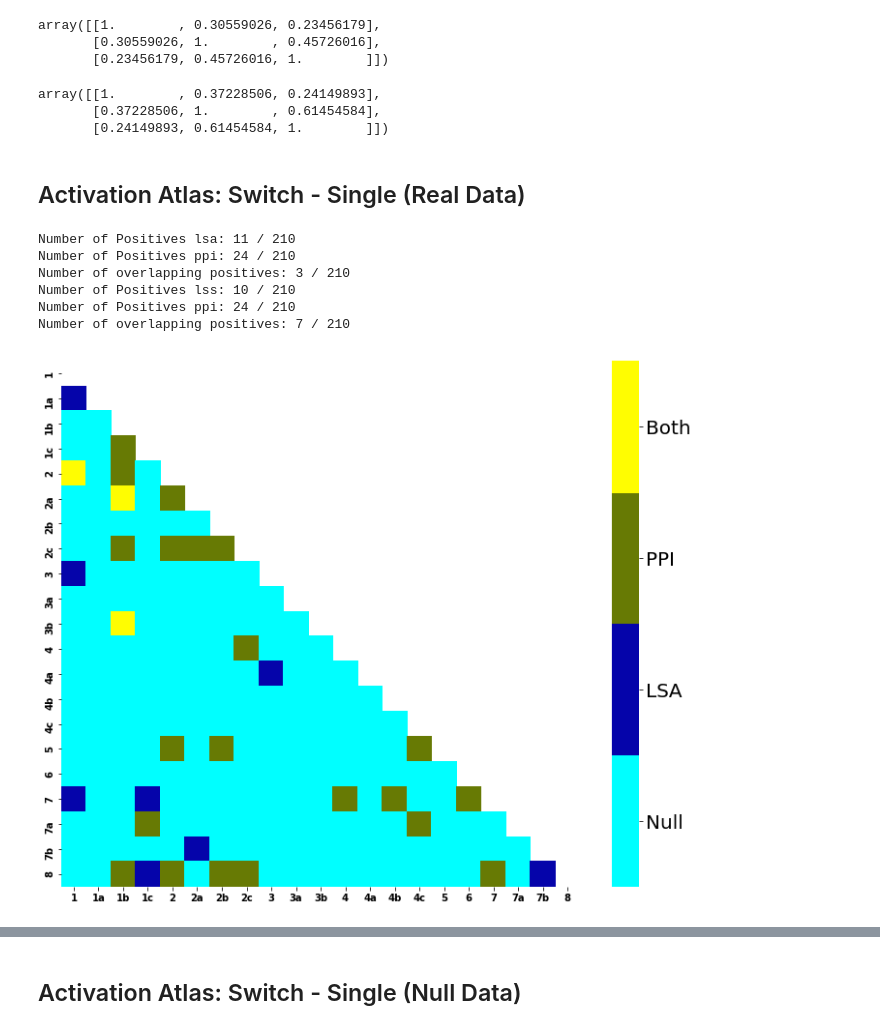
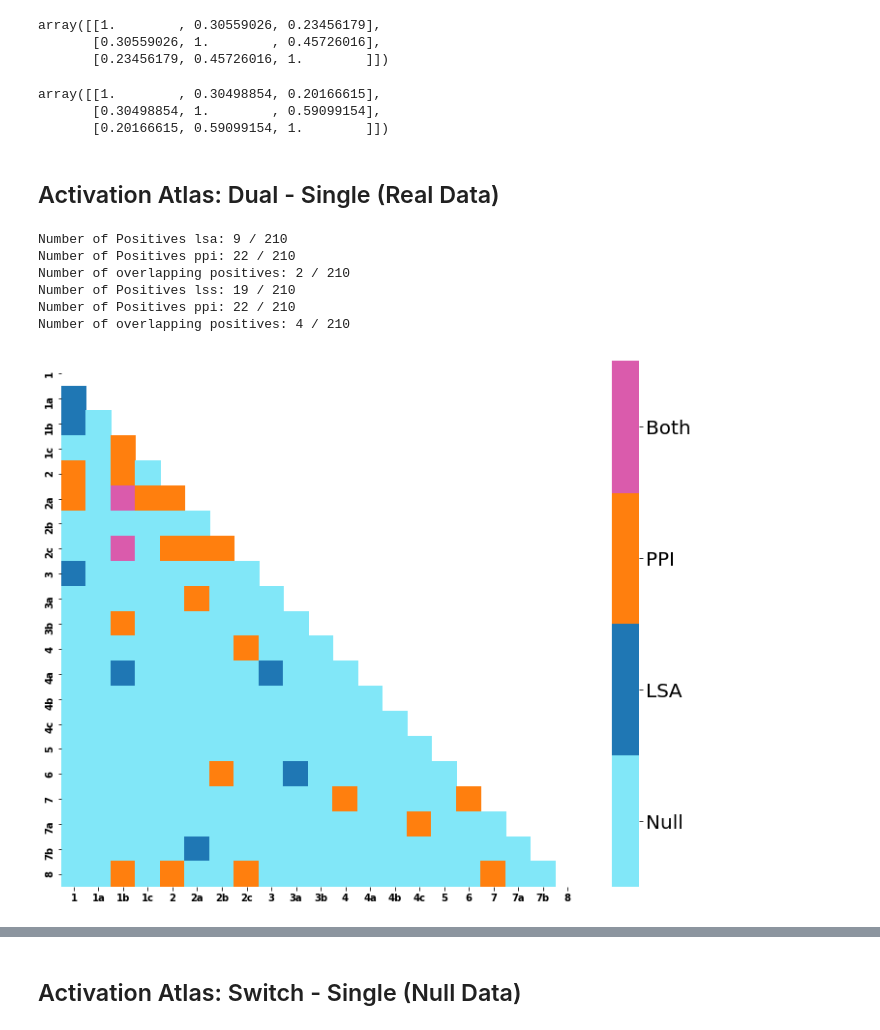
Before and after one commit to jdkent/BetaSeriesRealDataAnalysis, a Jupyter notebook: PPITest/compare_bsc_ppi.ipynb, the cells around one changed output, grey strips where cells are left out. Drawn from its saved outputs; the diff is of its cells as text; code cells hidden in the pictures.

```diff
--- a/PPITest/compare_bsc_ppi.ipynb
+++ b/PPITest/compare_bsc_ppi.ipynb
@@ -189,16 +207,16 @@ fb_sch_ppi_objs = nf.get_layout_objects(ppi_sch_layout,
 # ppi activation
 ts_act_ppi_switchxrepeat = nf.bind_matrices(ts_act_ppi_objs['switchxrepeat'], "ppi")
 fb_act_ppi_switchxrepeat = nf.bind_matrices(fb_act_ppi_objs['switchxrepeat'], "ppi")
-ts_act_ppi_switchxsingle = nf.bind_matrices(ts_act_ppi_objs['switchxsingle'], "ppi")
-fb_act_ppi_switchxsingle = nf.bind_matrices(fb_act_ppi_objs['switchxsingle'], "ppi")
+ts_act_ppi_dualxsingle = nf.bind_matrices(ts_act_ppi_objs['dualxsingle'], "ppi")
+fb_act_ppi_dualxsingle = nf.bind_matrices(fb_act_ppi_objs['dualxsingle'], "ppi")
 ts_act_ppi_repeatxsingle = nf.bind_matrices(ts_act_ppi_objs['repeatxsingle'], "ppi")
 fb_act_ppi_repeatxsingle = nf.bind_matrices(fb_act_ppi_objs['repeatxsingle'], "ppi")
 
 # ppi schaefer
 ts_sch_ppi_switchxrepeat = nf.bind_matrices(ts_sch_ppi_objs['switchxrepeat'], "ppi")
 fb_sch_ppi_switchxrepeat = nf.bind_matrices(fb_sch_ppi_objs['switchxrepeat'], "ppi")
-ts_sch_ppi_switchxsingle = nf.bind_matrices(ts_sch_ppi_objs['switchxsingle'], "ppi")
-fb_sch_ppi_switchxsingle = nf.bind_matrices(fb_sch_ppi_objs['switchxsingle'], "ppi")
+ts_sch_ppi_dualxsingle = nf.bind_matrices(ts_sch_ppi_objs['dualxsingle'], "ppi")
+fb_sch_ppi_dualxsingle = nf.bind_matrices(fb_sch_ppi_objs['dualxsingle'], "ppi")
 ts_sch_ppi_repeatxsingle = nf.bind_matrices(ts_sch_ppi_objs['repeatxsingle'], "ppi")
 fb_sch_ppi_repeatxsingle = nf.bind_matrices(fb_sch_ppi_objs['repeatxsingle'], "ppi")
 
@@ -209,10 +227,10 @@ ts_act_lss_switchxrepeat[['participant_id', 'task']] = ts_act_ppi_switchxrepeat[
 fb_act_lss_switchxrepeat = nf.bind_matrices(fb_act_lss_objs['switch'], "switch").iloc[:,:-2] - nf.bind_matrices(fb_act_lss_objs['repeat'], "repeat").iloc[:,:-2]
 fb_act_lss_switchxrepeat[['participant_id', 'task']] = ts_act_ppi_switchxrepeat[['participant_id', 'task']]
 
-ts_act_lss_switchxsingle = nf.bind_matrices(ts_act_lss_objs['switch'], "switch").iloc[:,:-2] - nf.bind_matrices(ts_act_lss_objs['single'], "single").iloc[:,:-2]
-ts_act_lss_switchxsingle[['participant_id', 'task']] = ts_act_ppi_switchxsingle[['participant_id', 'task']]
-fb_act_lss_switchxsingle = nf.bind_matrices(fb_act_lss_objs['switch'], "switch").iloc[:,:-2] - nf.bind_matrices(fb_act_lss_objs['single'], "single").iloc[:,:-2]
-fb_act_lss_switchxsingle[['participant_id', 'task']] = ts_act_ppi_switchxsingle[['participant_id', 'task']]
+ts_act_lss_dualxsingle = nf.bind_matrices(ts_act_lss_objs['dual'], "dual").iloc[:,:-2] - nf.bind_matrices(ts_act_lss_objs['single'], "single").iloc[:,:-2]
+ts_act_lss_dualxsingle[['participant_id', 'task']] = ts_act_ppi_dualxsingle[['participant_id', 'task']]
+fb_act_lss_dualxsingle = nf.bind_matrices(fb_act_lss_objs['dual'], "dual").iloc[:,:-2] - nf.bind_matrices(fb_act_lss_objs['single'], "single").iloc[:,:-2]
+fb_act_lss_dualxsingle[['participant_id', 'task']] = ts_act_ppi_dualxsingle[['participant_id', 'task']]
 
 ts_act_lss_repeatxsingle = nf.bind_matrices(ts_act_lss_objs['repeat'], "repeat").iloc[:,:-2] - nf.bind_matrices(ts_act_lss_objs['single'], "single").iloc[:,:-2]
 ts_act_lss_repeatxsingle[['participant_id', 'task']] = ts_act_ppi_repeatxsingle[['participant_id', 'task']]
@@ -225,10 +243,10 @@ ts_sch_lss_switchxrepeat[['participant_id', 'task']] = ts_act_ppi_switchxrepeat[
 fb_sch_lss_switchxrepeat = nf.bind_matrices(fb_sch_lss_objs['switch'], "switch").iloc[:,:-2] - nf.bind_matrices(fb_sch_lss_objs['repeat'], "repeat").iloc[:,:-2]
 fb_sch_lss_switchxrepeat[['participant_id', 'task']] = ts_act_ppi_switchxrepeat[['participant_id', 'task']]
 
-ts_sch_lss_switchxsingle = nf.bind_matrices(ts_sch_lss_objs['switch'], "switch").iloc[:,:-2] - nf.bind_matrices(ts_sch_lss_objs['single'], "single").iloc[:,:-2]
-ts_sch_lss_switchxsingle[['participant_id', 'task']] = ts_act_ppi_switchxsingle[['participant_id', 'task']]
-fb_sch_lss_switchxsingle = nf.bind_matrices(fb_sch_lss_objs['switch'], "switch").iloc[:,:-2] - nf.bind_matrices(fb_sch_lss_objs['single'], "single").iloc[:,:-2]
-fb_sch_lss_switchxsingle[['participant_id', 'task']] = ts_act_ppi_switchxsingle[['participant_id', 'task']]
+ts_sch_lss_dualxsingle = nf.bind_matrices(ts_sch_lss_objs['dual'], "dual").iloc[:,:-2] - nf.bind_matrices(ts_sch_lss_objs['single'], "single").iloc[:,:-2]
+ts_sch_lss_dualxsingle[['participant_id', 'task']] = ts_act_ppi_dualxsingle[['participant_id', 'task']]
+fb_sch_lss_dualxsingle = nf.bind_matrices(fb_sch_lss_objs['dual'], "dual").iloc[:,:-2] - nf.bind_matrices(fb_sch_lss_objs['single'], "single").iloc[:,:-2]
+fb_sch_lss_dualxsingle[['participant_id', 'task']] = ts_act_ppi_dualxsingle[['participant_id', 'task']]
 
 ts_sch_lss_repeatxsingle = nf.bind_matrices(ts_sch_lss_objs['repeat'], "repeat").iloc[:,:-2] - nf.bind_matrices(ts_sch_lss_objs['single'], "single").iloc[:,:-2]
 ts_sch_lss_repeatxsingle[['participant_id', 'task']] = ts_act_ppi_repeatxsingle[['participant_id', 'task']]
@@ -241,10 +259,10 @@ ts_act_lsa_switchxrepeat[['participant_id', 'task']] = ts_act_ppi_switchxrepeat[
 fb_act_lsa_switchxrepeat = nf.bind_matrices(fb_act_lsa_objs['switch'], "switch").iloc[:,:-2] - nf.bind_matrices(fb_act_lsa_objs['repeat'], "repeat").iloc[:,:-2]
 fb_act_lsa_switchxrepeat[['participant_id', 'task']] = ts_act_ppi_switchxrepeat[['participant_id', 'task']]
 
-ts_act_lsa_switchxsingle = nf.bind_matrices(ts_act_lsa_objs['switch'], "switch").iloc[:,:-2] - nf.bind_matrices(ts_act_lsa_objs['single'], "single").iloc[:,:-2]
-ts_act_lsa_switchxsingle[['participant_id', 'task']] = ts_act_ppi_switchxsingle[['participant_id', 'task']]
-fb_act_lsa_switchxsingle = nf.bind_matrices(fb_act_lsa_objs['switch'], "switch").iloc[:,:-2] - nf.bind_matrices(fb_act_lsa_objs['single'], "single").iloc[:,:-2]
-fb_act_lsa_switchxsingle[['participant_id', 'task']] = ts_act_ppi_switchxsingle[['participant_id', 'task']]
+ts_act_lsa_dualxsingle = nf.bind_matrices(ts_act_lsa_objs['dual'], "dual").iloc[:,:-2] - nf.bind_matrices(ts_act_lsa_objs['single'], "single").iloc[:,:-2]
+ts_act_lsa_dualxsingle[['participant_id', 'task']] = ts_act_ppi_dualxsingle[['participant_id', 'task']]
+fb_act_lsa_dualxsingle = nf.bind_matrices(fb_act_lsa_objs['dual'], "dual").iloc[:,:-2] - nf.bind_matrices(fb_act_lsa_objs['single'], "single").iloc[:,:-2]
+fb_act_lsa_dualxsingle[['participant_id', 'task']] = ts_act_ppi_dualxsingle[['participant_id', 'task']]
 
 ts_act_lsa_repeatxsingle = nf.bind_matrices(ts_act_lsa_objs['repeat'], "repeat").iloc[:,:-2] - nf.bind_matrices(ts_act_lsa_objs['single'], "single").iloc[:,:-2]
 ts_act_lsa_repeatxsingle[['participant_id', 'task']] = ts_act_ppi_repeatxsingle[['participant_id', 'task']]
@@ -257,10 +275,10 @@ ts_sch_lsa_switchxrepeat[['participant_id', 'task']] = ts_sch_ppi_switchxrepeat[
 fb_sch_lsa_switchxrepeat = nf.bind_matrices(fb_sch_lsa_objs['switch'], "switch").iloc[:,:-2] - nf.bind_matrices(fb_sch_lsa_objs['repeat'], "repeat").iloc[:,:-2]
 fb_sch_lsa_switchxrepeat[['participant_id', 'task']] = ts_sch_ppi_switchxrepeat[['participant_id', 'task']]
 
-ts_sch_lsa_switchxsingle = nf.bind_matrices(ts_sch_lsa_objs['switch'], "switch").iloc[:,:-2] - nf.bind_matrices(ts_sch_lsa_objs['single'], "single").iloc[:,:-2]
-ts_sch_lsa_switchxsingle[['participant_id', 'task']] = ts_sch_ppi_switchxsingle[['participant_id', 'task']]
-fb_sch_lsa_switchxsingle = nf.bind_matrices(fb_sch_lsa_objs['switch'], "switch").iloc[:,:-2] - nf.bind_matrices(fb_sch_lsa_objs['single'], "single").iloc[:,:-2]
-fb_sch_lsa_switchxsingle[['participant_id', 'task']] = ts_sch_ppi_switchxsingle[['participant_id', 'task']]
+ts_sch_lsa_dualxsingle = nf.bind_matrices(ts_sch_lsa_objs['dual'], "dual").iloc[:,:-2] - nf.bind_matrices(ts_sch_lsa_objs['single'], "single").iloc[:,:-2]
+ts_sch_lsa_dualxsingle[['participant_id', 'task']] = ts_sch_ppi_dualxsingle[['participant_id', 'task']]
+fb_sch_lsa_dualxsingle = nf.bind_matrices(fb_sch_lsa_objs['dual'], "dual").iloc[:,:-2] - nf.bind_matrices(fb_sch_lsa_objs['single'], "single").iloc[:,:-2]
+fb_sch_lsa_dualxsingle[['participant_id', 'task']] = ts_sch_ppi_dualxsingle[['participant_id', 'task']]
 
 ts_sch_lsa_repeatxsingle = nf.bind_matrices(ts_sch_lsa_objs['repeat'], "repeat").iloc[:,:-2] - nf.bind_matrices(ts_sch_lsa_objs['single'], "single").iloc[:,:-2]
 ts_sch_lsa_repeatxsingle[['participant_id', 'task']] = ts_sch_ppi_repeatxsingle[['participant_id', 'task']]
@@ -290,25 +312,25 @@ array([[1.        , 0.30559026, 0.23456179],
        [0.30559026, 1.        , 0.45726016],
        [0.23456179, 0.45726016, 1.        ]])
 # %%
-ts_act_lsa_switchxsingle_mean = ts_act_lsa_switchxsingle.mean(axis=0).values
-ts_act_lss_switchxsingle_mean = ts_act_lss_switchxsingle.mean(axis=0).values
-ts_act_ppi_switchxsingle_mean = ts_act_ppi_switchxsingle.mean(axis=0).values
-np.corrcoef([ts_act_lsa_switchxsingle_mean, ts_act_lss_switchxsingle_mean, ts_act_ppi_switchxsingle_mean])
+ts_act_lsa_dualxsingle_mean = ts_act_lsa_dualxsingle.mean(axis=0).values
+ts_act_lss_dualxsingle_mean = ts_act_lss_dualxsingle.mean(axis=0).values
+ts_act_ppi_dualxsingle_mean = ts_act_ppi_dualxsingle.mean(axis=0).values
+np.corrcoef([ts_act_lsa_dualxsingle_mean, ts_act_lss_dualxsingle_mean, ts_act_ppi_dualxsingle_mean])
 # %% [output]
-array([[1.        , 0.37228506, 0.24149893],
-       [0.37228506, 1.        , 0.61454584],
-       [0.24149893, 0.61454584, 1.        ]])
+array([[1.        , 0.30498854, 0.20166615],
+       [0.30498854, 1.        , 0.59099154],
+       [0.20166615, 0.59099154, 1.        ]])
 # %% [markdown]
-## Activation Atlas: Switch - Single (Real Data)
+## Activation Atlas: Dual - Single (Real Data)
 # %%
 fig_lsa, fig_lss, ppi_model_df, lss_model_df, lsa_model_df, overlap_lsa_df, overlap_lss_df = nf.compare_ppi_lss_lsa_sig(
-    ts_act_ppi_switchxsingle, ts_act_lss_switchxsingle, ts_act_lsa_switchxsingle,
+    ts_act_ppi_dualxsingle, ts_act_lss_dualxsingle, ts_act_lsa_dualxsingle,
     rois="activation", nthreads=N_THREADS, use_python=True)
 # %% [output]
-Number of Positives lsa: 11 / 210
-Number of Positives ppi: 24 / 210
-Number of overlapping positives: 3 / 210
-Number of Positives lss: 10 / 210
-Number of Positives ppi: 24 / 210
-Number of overlapping positives: 7 / 210
+Number of Positives lsa: 9 / 210
+Number of Positives ppi: 22 / 210
+Number of overlapping positives: 2 / 210
+Number of Positives lss: 19 / 210
+Number of Positives ppi: 22 / 210
+Number of overlapping positives: 4 / 210
-[figure, old version]
+[figure, new version]
```
Also changed, not shown: parts of 28 cells of this notebook, 1 other file.
